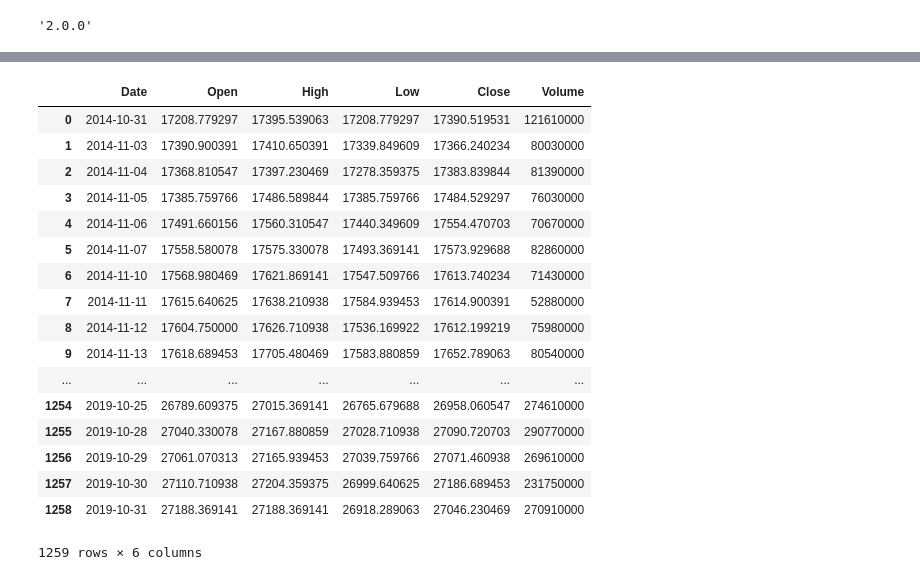
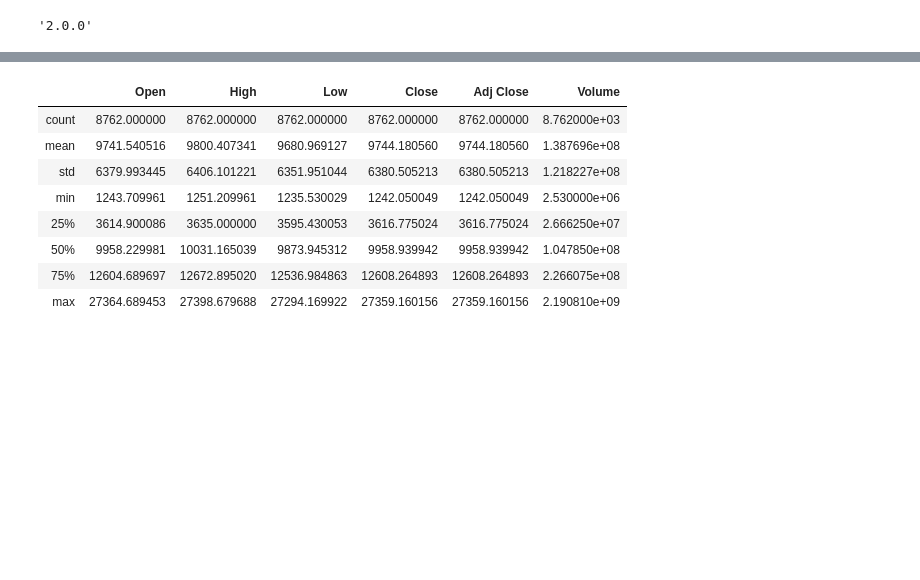
Before and after one commit to nessessence/stockPricePrediction, a Jupyter notebook: stock_can_change_our_world.ipynb, the cells around one changed output, grey strips where cells are left out. Cells and saved outputs as stored; diff of their text form; code cells hidden in the pictures; blank space fills up the shorter version.

```diff
--- a/stock_can_change_our_world.ipynb
+++ b/stock_can_change_our_world.ipynb
@@ -29,26 +30,17 @@ df = pd.read_csv('downjone5y.csv')
+# %%
+df.describe()
+# %% [output]
+|  | Open | High | Low | Close | Adj Close | Volume |
+| count | 8762.000000 | 8762.000000 | 8762.000000 | 8762.000000 | 8762.000000 | 8.762000e+03 |
+| mean | 9741.540516 | 9800.407341 | 9680.969127 | 9744.180560 | 9744.180560 | 1.387696e+08 |
+| std | 6379.993445 | 6406.101221 | 6351.951044 | 6380.505213 | 6380.505213 | 1.218227e+08 |
+| min | 1243.709961 | 1251.209961 | 1235.530029 | 1242.050049 | 1242.050049 | 2.530000e+06 |
+| 25% | 3614.900086 | 3635.000000 | 3595.430053 | 3616.775024 | 3616.775024 | 2.666250e+07 |
+| 50% | 9958.229981 | 10031.165039 | 9873.945312 | 9958.939942 | 9958.939942 | 1.047850e+08 |
+| 75% | 12604.689697 | 12672.895020 | 12536.984863 | 12608.264893 | 12608.264893 | 2.266075e+08 |
+| max | 27364.689453 | 27398.679688 | 27294.169922 | 27359.160156 | 27359.160156 | 2.190810e+09 |
 # %%
-
 df = df.drop('Adj Close', axis=1)
-df
-# %% [output]
-|  | Date | Open | High | Low | Close | Volume |
-| 0 | 2014-10-31 | 17208.779297 | 17395.539063 | 17208.779297 | 17390.519531 | 121610000 |
-| 1 | 2014-11-03 | 17390.900391 | 17410.650391 | 17339.849609 | 17366.240234 | 80030000 |
-| 2 | 2014-11-04 | 17368.810547 | 17397.230469 | 17278.359375 | 17383.839844 | 81390000 |
-| 3 | 2014-11-05 | 17385.759766 | 17486.589844 | 17385.759766 | 17484.529297 | 76030000 |
-| 4 | 2014-11-06 | 17491.660156 | 17560.310547 | 17440.349609 | 17554.470703 | 70670000 |
-| 5 | 2014-11-07 | 17558.580078 | 17575.330078 | 17493.369141 | 17573.929688 | 82860000 |
-| 6 | 2014-11-10 | 17568.980469 | 17621.869141 | 17547.509766 | 17613.740234 | 71430000 |
-| 7 | 2014-11-11 | 17615.640625 | 17638.210938 | 17584.939453 | 17614.900391 | 52880000 |
-| 8 | 2014-11-12 | 17604.750000 | 17626.710938 | 17536.169922 | 17612.199219 | 75980000 |
-| 9 | 2014-11-13 | 17618.689453 | 17705.480469 | 17583.880859 | 17652.789063 | 80540000 |
-| ... | ... | ... | ... | ... | ... | ... |
-| 1254 | 2019-10-25 | 26789.609375 | 27015.369141 | 26765.679688 | 26958.060547 | 274610000 |
-| 1255 | 2019-10-28 | 27040.330078 | 27167.880859 | 27028.710938 | 27090.720703 | 290770000 |
-| 1256 | 2019-10-29 | 27061.070313 | 27165.939453 | 27039.759766 | 27071.460938 | 269610000 |
-| 1257 | 2019-10-30 | 27110.710938 | 27204.359375 | 26999.640625 | 27186.689453 | 231750000 |
-| 1258 | 2019-10-31 | 27188.369141 | 27188.369141 | 26918.289063 | 27046.230469 | 270910000 |
-1259 rows × 6 columns
 # %%
 plt.figure(figsize=(15, 5))
 plt.subplot(1, 2, 1)
```
Also changed, not shown: parts of 21 cells of this notebook, 1 other file.
